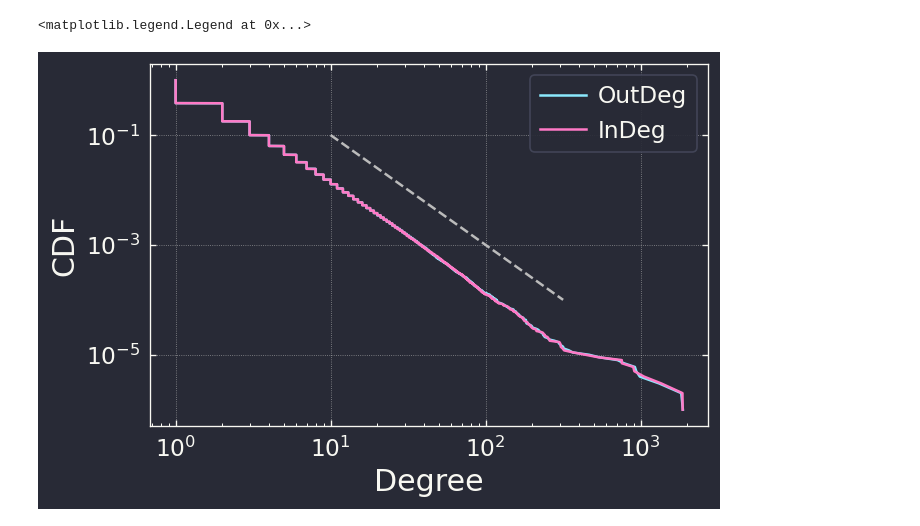
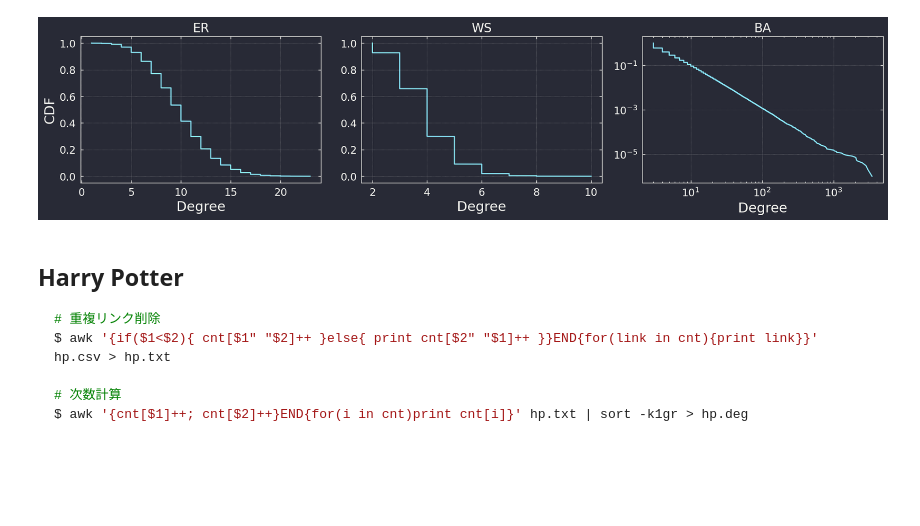
Before and after one commit to KeiNagayama/PRG2023, a Jupyter notebook: 11_NETWORK/notebook/draw_dist.ipynb, the cells around one changed output. Saved outputs shown, nothing was run; the diff lists cells and outputs as text; code cells hidden in the pictures; blank space fills up the shorter version.

````diff
--- a/11_NETWORK/notebook/draw_dist.ipynb
+++ b/11_NETWORK/notebook/draw_dist.ipynb
@@ -7,12 +12,7 @@ import matplotlib.pyplot as plt
 
 # comment out below
 import json
-
-
-def dict2rc(dict): return {f'{k1}.{k2}': v for k1,
-                           d in dict.items() for k2, v in d.items()}
-
-
+def dict2rc(dict): return {f'{k1}.{k2}': v for k1,d in dict.items() for k2, v in d.items()}
 with open('mpl_rc.json') as f:
     plt.rcParams.update(dict2rc(json.load(f)))
 plt.style.use('dracula')
@@ -67,20 +19,31 @@ indegs = links[1].value_counts()
-# %%
-def draw_cdf(xs, label='None'):
-    n = len(xs)
-    cdf = [(i+1)/n for i in range(n)]
-    plt.plot(sorted(xs, reverse=True), cdf, label=label)
-
-
-draw_cdf(outdegs, label='OutDeg')
-draw_cdf(indegs, label='InDeg')
-plt.plot([pow(10, 1), pow(10, 2.5)], [pow(10, -1), pow(10, -4)],
-         color='#BBBBBB', linestyle='--')
-
-plt.xlabel('Degree')
-plt.ylabel('CDF')
-plt.xscale('log')
-plt.yscale('log')
-plt.legend()
-# %% [output]
-<matplotlib.legend.Legend at 0x...>
-[figure, removed]
+# %%
+graph_names = ['er', 'ws', 'ba']
+degrees = {name: pd.read_csv(f'../result/{name}.deg', header=None)[0] for name in graph_names}
+# %%
+def draw_cdf(xs, ax=None, set_xlabel=True, set_ylabel=True, title=None, loglog=False):
+    if not ax: return
+    n = len(xs)
+    cdf = [(i+1)/n for i in range(n)]
+    ax.plot(sorted(xs, reverse=True), cdf)
+    if set_xlabel: ax.set_xlabel('Degree')
+    if set_ylabel: ax.set_ylabel('CDF')
+    if title: ax.set_title(title)
+    if loglog: ax.set_xscale('log'); ax.set_yscale('log')
+
+_, axes = plt.subplots(1, 3, figsize=(16,4))
+for i, name in enumerate(graph_names):
+    draw_cdf(degrees[name], ax=axes[i], set_ylabel=(i==0), title=name.upper(), loglog=(i==2))
+plt.tight_layout()
+plt.savefig('../degree_dist.png')
+# %% [output]
+[figure, added]
+# %% [markdown]
+## Harry Potter
+
+```sh
+# 重複リンク削除
+$ awk '{if($1<$2){ cnt[$1" "$2]++ }else{ print cnt[$2" "$1]++ }}END{for(link in cnt){print link}}' hp.csv > hp.txt
+
+# 次数計算
+$ awk '{cnt[$1]++; cnt[$2]++}END{for(i in cnt)print cnt[i]}' hp.txt | sort -k1gr > hp.deg
+```
````
Also changed, not shown: parts of 8 cells of this notebook, 16 other files.
